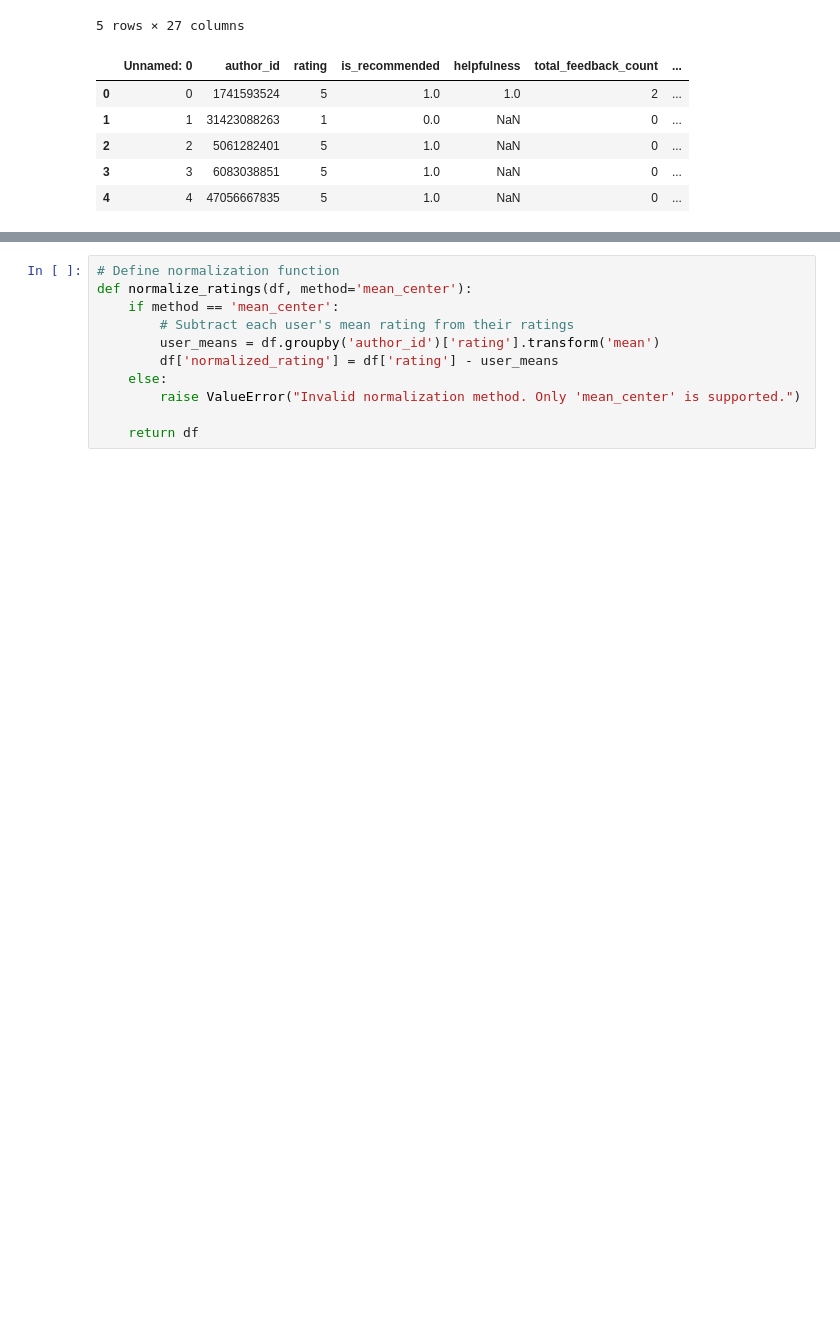
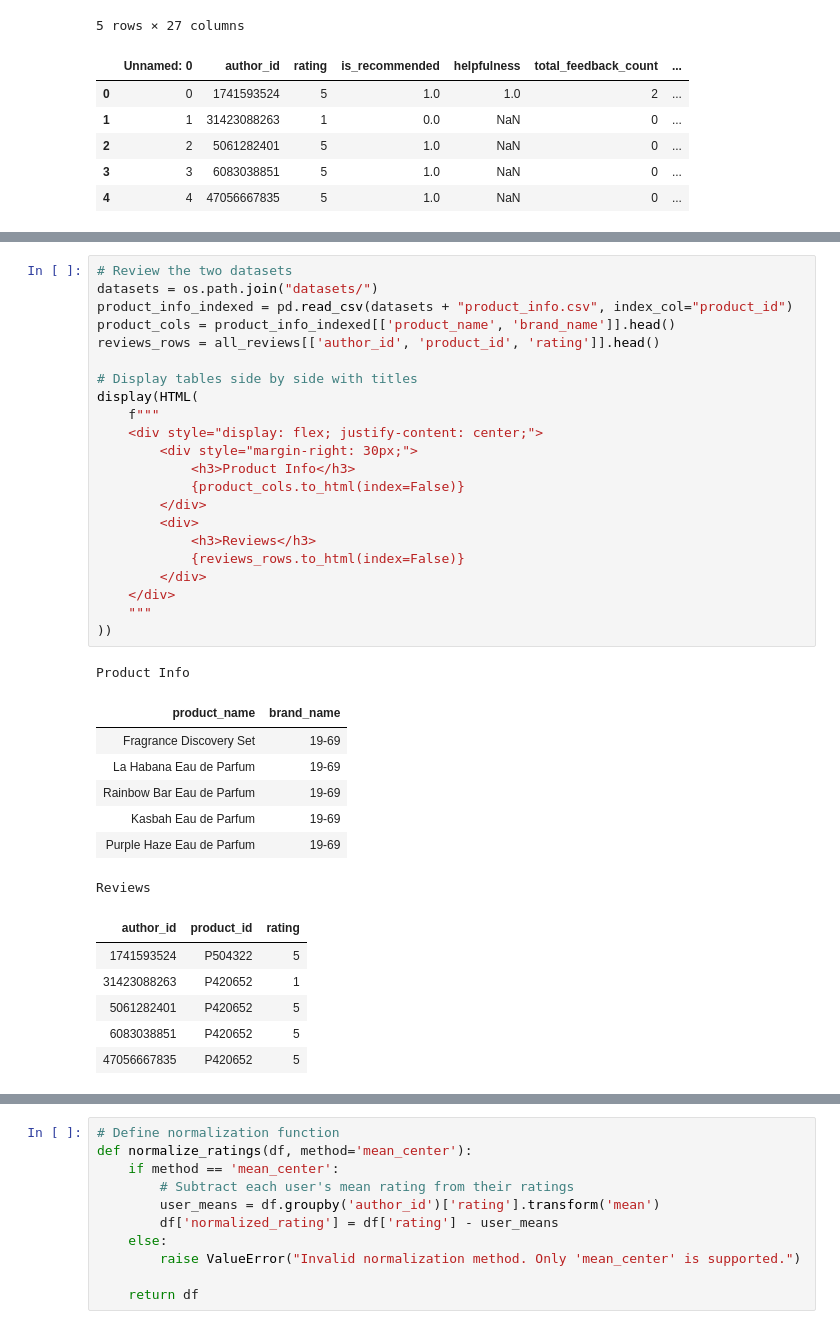
Before and after one commit to renaqd/team1-ADS505, a Jupyter notebook: team1-recommendation_sys.ipynb, the cells around one changed output, grey strips where cells are left out. Drawn from its saved outputs; the diff is of its cells as text; blank space fills up the shorter version.

```diff
--- a/team1-recommendation_sys.ipynb
+++ b/team1-recommendation_sys.ipynb
@@ -87,0 +97,37 @@ The provided normalization function employs mean centering, which adjusts each u
+# %%
+# Review the two datasets
+datasets = os.path.join("datasets/")
+product_info_indexed = pd.read_csv(datasets + "product_info.csv", index_col="product_id")
+product_cols = product_info_indexed[['product_name', 'brand_name']].head()
+reviews_rows = all_reviews[['author_id', 'product_id', 'rating']].head()
+
+# Display tables side by side with titles
+display(HTML(
+    f"""
+    <div style="display: flex; justify-content: center;">
+        <div style="margin-right: 30px;">
+            <h3>Product Info</h3>
+            {product_cols.to_html(index=False)}
+        </div>
+        <div>
+            <h3>Reviews</h3>
+            {reviews_rows.to_html(index=False)}
+        </div>
+    </div>
+    """
+))
+# %% [output]
+Product Info
+| product_name | brand_name |
+| Fragrance Discovery Set | 19-69 |
+| La Habana Eau de Parfum | 19-69 |
+| Rainbow Bar Eau de Parfum | 19-69 |
+| Kasbah Eau de Parfum | 19-69 |
+| Purple Haze Eau de Parfum | 19-69 |
+Reviews
+| author_id | product_id | rating |
+| 1741593524 | P504322 | 5 |
+| 31423088263 | P420652 | 1 |
+| 5061282401 | P420652 | 5 |
+| 6083038851 | P420652 | 5 |
+| 47056667835 | P420652 | 5 |
```
Also changed, not shown: parts of 9 cells of this notebook.
